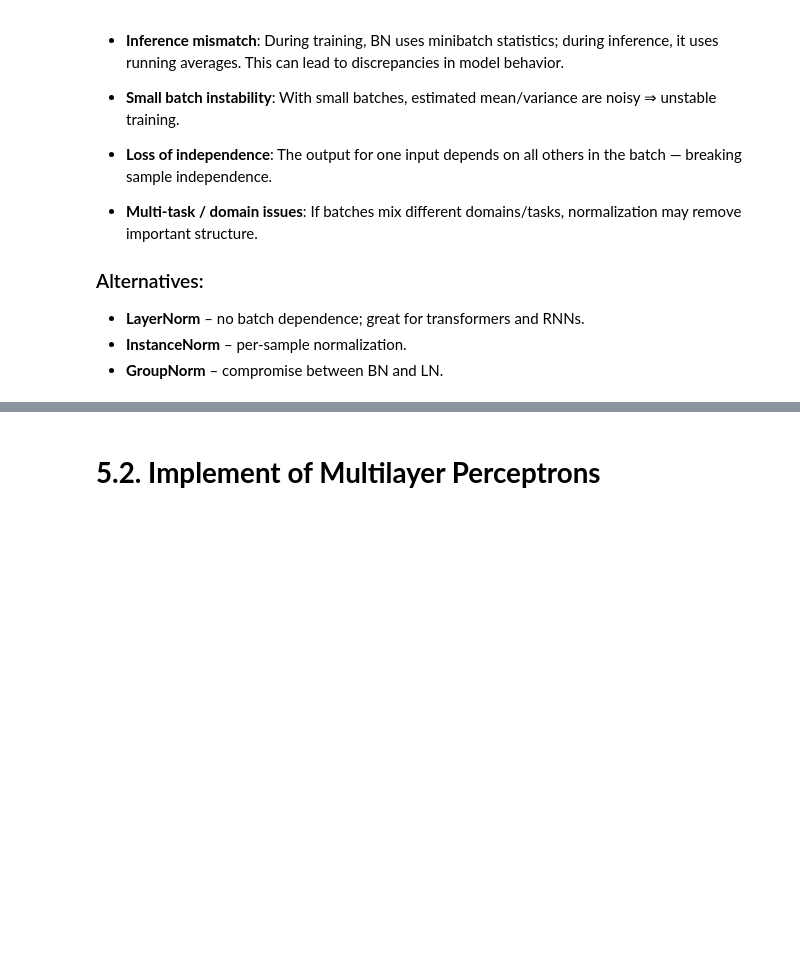
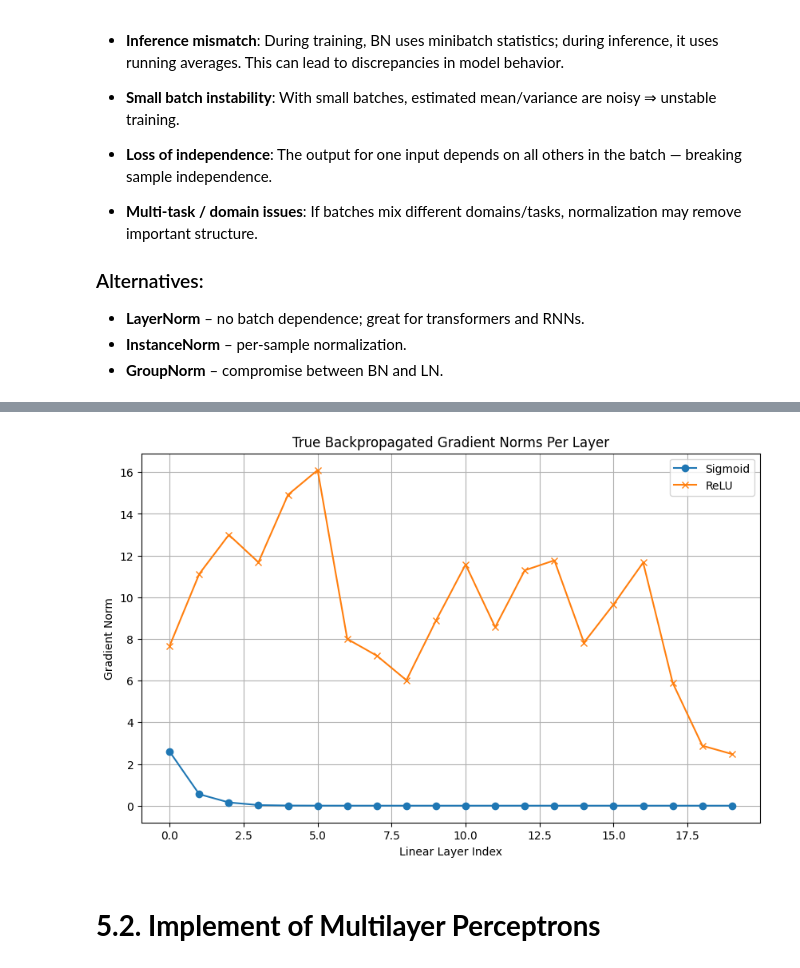
Before and after one commit to Schwartz1901/math_foundation_assignment_mlp_d2l, a Jupyter notebook: MLP_Math_Foundation_Assignment.ipynb, the cells around one changed output, grey strips where cells are left out. Saved outputs shown, nothing was run; the diff lists cells and outputs as text; code cells hidden in the pictures; blank space fills up the shorter version.

```diff
--- a/MLP_Math_Foundation_Assignment.ipynb
+++ b/MLP_Math_Foundation_Assignment.ipynb
@@ -1049,3 +1003,74 @@ Gradient norm of input: 0.002985934726893902
+# %%
+import torch
+import torch.nn as nn
+import matplotlib.pyplot as plt
+
+# Create hook to save gradient norm
+def save_gradients(model):
+    grad_norms = []
+    def hook_fn(module, grad_input, grad_output):
+        norm = grad_output[0].norm().item()
+        grad_norms.append(norm)
+    hooks = []
+    for layer in model.net:
+        if isinstance(layer, nn.Linear):
+            hooks.append(layer.register_backward_hook(hook_fn))
+    return grad_norms, hooks
+
+# Define the model
+class DeepNet(nn.Module):
+    def __init__(self, activation='sigmoid', depth=20):
+        super().__init__()
+        layers = []
+        act_fn = nn.Sigmoid() if activation == 'sigmoid' else nn.ReLU()
+        for _ in range(depth):
+            layers.append(nn.Linear(10, 10))
+            layers.append(act_fn)
+        self.net = nn.Sequential(*layers)
+        self.output = nn.Linear(10, 1)
+
+        for m in self.modules():
+            if isinstance(m, nn.Linear):
+                if activation == 'sigmoid':
+                    nn.init.xavier_normal_(m.weight)
+                else:
+                    nn.init.kaiming_normal_(m.weight, nonlinearity='relu')
+
+    def forward(self, x):
+        return self.output(self.net(x))
+
+# Run one model
+def run_and_get_gradients(model, x):
+    grad_norms, hooks = save_gradients(model)
+    y = model(x).sum()
+    y.backward()
+    for h in hooks:
+        h.remove()
+    return grad_norms
+
+# Input
+x = torch.randn(64, 10, requires_grad=True)
+
+# Models
+model_sigmoid = DeepNet('sigmoid')
+model_relu = DeepNet('relu')
+
+# Get gradients
+grads_sigmoid = run_and_get_gradients(model_sigmoid, x.clone())
+grads_relu = run_and_get_gradients(model_relu, x.clone())
+
+# Plot
+plt.figure(figsize=(10, 6))
+plt.plot(grads_sigmoid, label="Sigmoid", marker='o')
+plt.plot(grads_relu, label="ReLU", marker='x')
+plt.title("True Backpropagated Gradient Norms Per Layer")
+plt.xlabel("Linear Layer Index")
+plt.ylabel("Gradient Norm")
+plt.legend()
+plt.grid(True)
+plt.show()
+# %% [output]
+[figure, added]
 # %% [markdown]
 # **5.2. Implement of Multilayer Perceptrons**
 # %%
```
Also changed, not shown: parts of 20 cells of this notebook.
